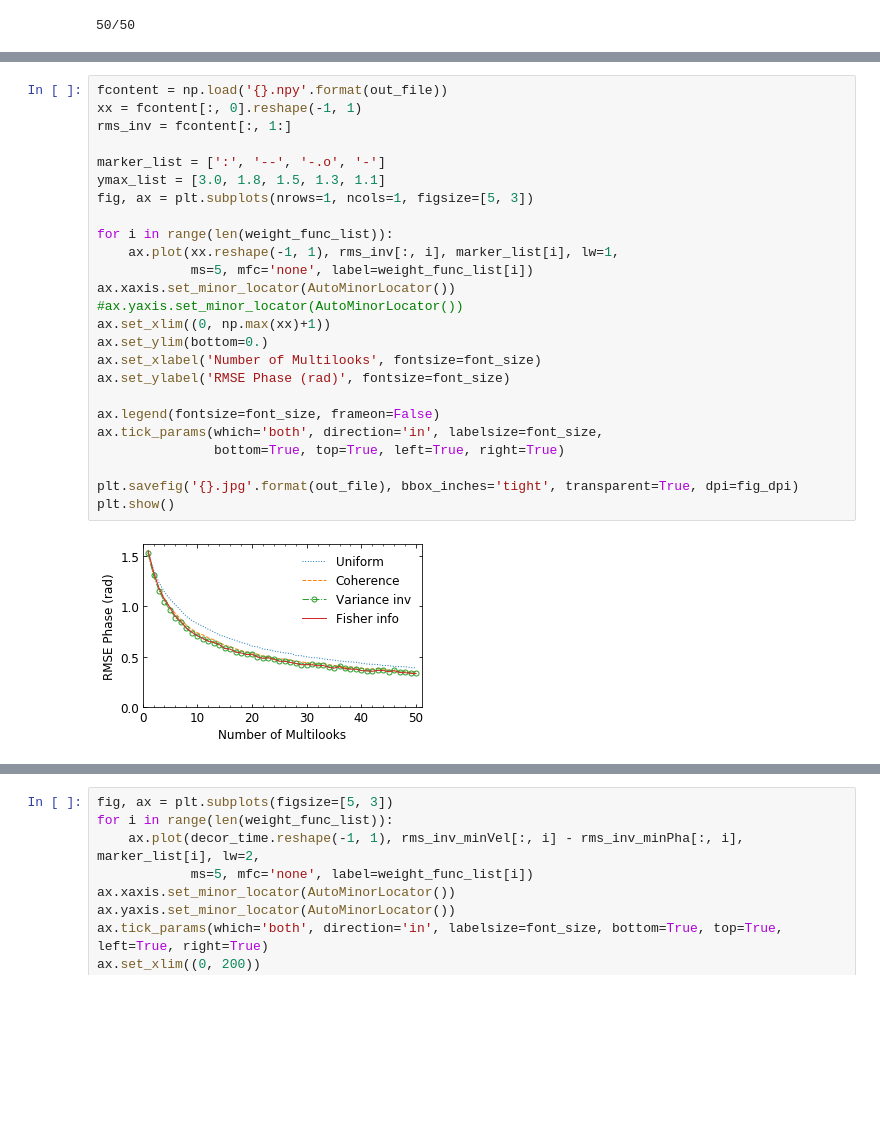
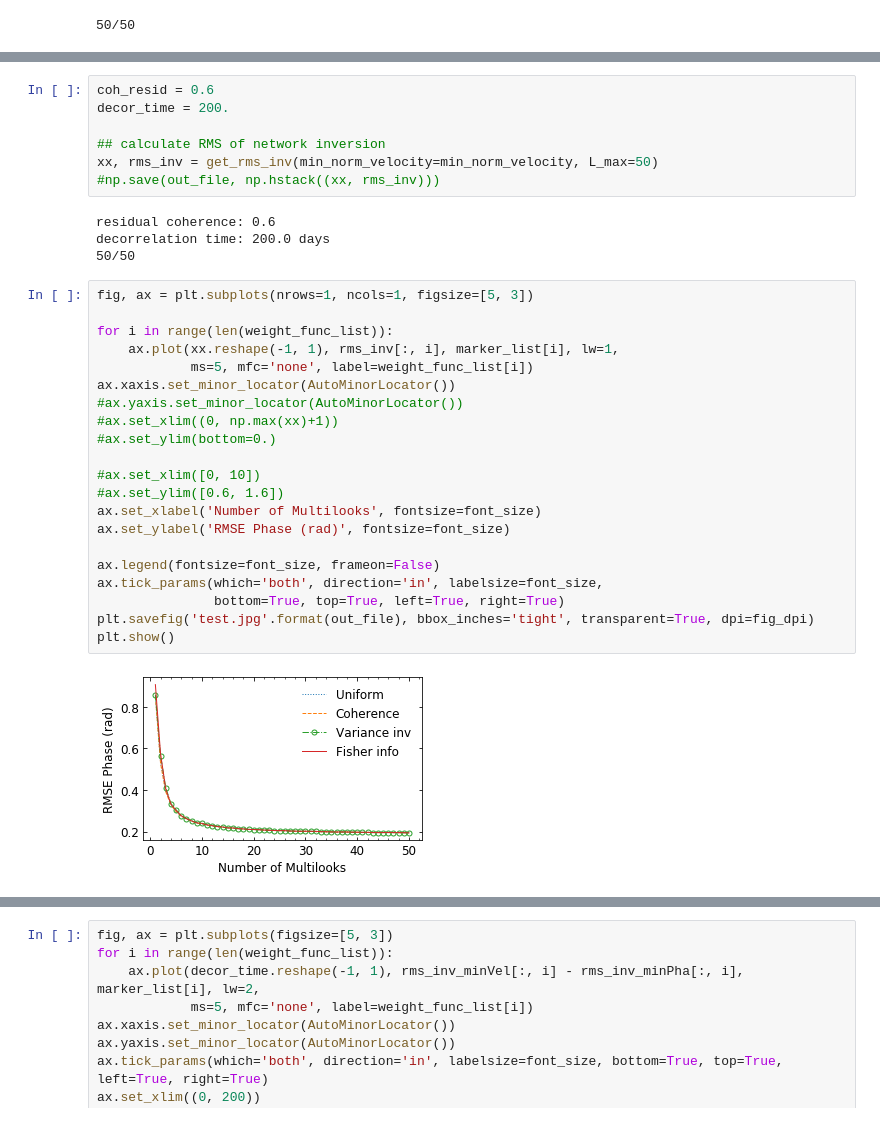
Before and after one commit to geodesymiami/Yunjun_et_al-2019-MintPy, a Jupyter notebook: networkInv_weightFunction.ipynb, the cells around one changed output, grey strips where cells are left out. Drawn from its saved outputs; the diff is of its cells as text; blank space fills up the shorter version.

```diff
--- a/networkInv_weightFunction.ipynb
+++ b/networkInv_weightFunction.ipynb
@@ -127,27 +173,34 @@ np.save(out_file, np.hstack((xx, rms_inv)))
+# %%
+coh_resid = 0.6
+decor_time = 200.
+
+## calculate RMS of network inversion
+xx, rms_inv = get_rms_inv(min_norm_velocity=min_norm_velocity, L_max=50)
+#np.save(out_file, np.hstack((xx, rms_inv)))
+# %% [output]
+residual coherence: 0.6
+decorrelation time: 200.0 days
+50/50
 # %%
-fcontent = np.load('{}.npy'.format(out_file))
-xx = fcontent[:, 0].reshape(-1, 1)
-rms_inv = fcontent[:, 1:]
-
-marker_list = [':', '--', '-.o', '-']
-ymax_list = [3.0, 1.8, 1.5, 1.3, 1.1]
 fig, ax = plt.subplots(nrows=1, ncols=1, figsize=[5, 3])
 
 for i in range(len(weight_func_list)):
     ax.plot(xx.reshape(-1, 1), rms_inv[:, i], marker_list[i], lw=1,
             ms=5, mfc='none', label=weight_func_list[i])
 ax.xaxis.set_minor_locator(AutoMinorLocator())
 #ax.yaxis.set_minor_locator(AutoMinorLocator())
-ax.set_xlim((0, np.max(xx)+1))
-ax.set_ylim(bottom=0.)
+#ax.set_xlim((0, np.max(xx)+1))
+#ax.set_ylim(bottom=0.)
+
+#ax.set_xlim([0, 10])
+#ax.set_ylim([0.6, 1.6])
 ax.set_xlabel('Number of Multilooks', fontsize=font_size)
 ax.set_ylabel('RMSE Phase (rad)', fontsize=font_size)
 
 ax.legend(fontsize=font_size, frameon=False)
 ax.tick_params(which='both', direction='in', labelsize=font_size,
                bottom=True, top=True, left=True, right=True)
-
-plt.savefig('{}.jpg'.format(out_file), bbox_inches='tight', transparent=True, dpi=fig_dpi)
+plt.savefig('test.jpg'.format(out_file), bbox_inches='tight', transparent=True, dpi=fig_dpi)
 plt.show()
 # %% [output]
-[figure, old version]
+[figure, new version]
```
Also changed, not shown: parts of 5 cells of this notebook, 6 other files.
